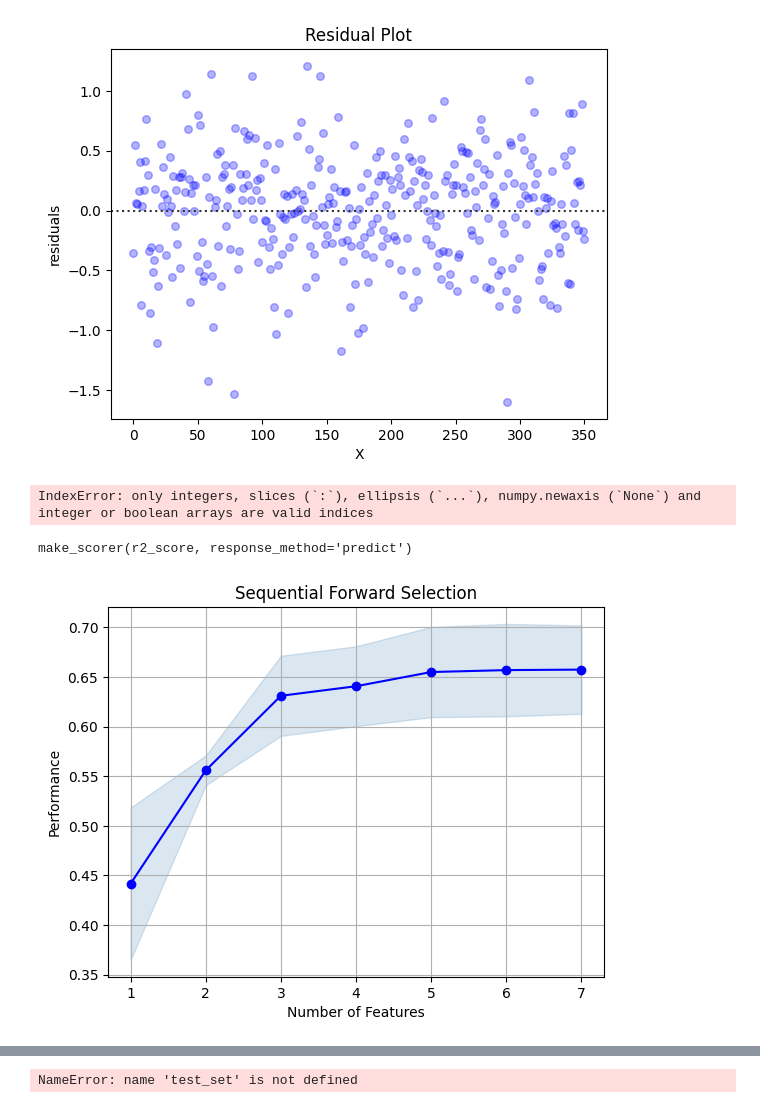
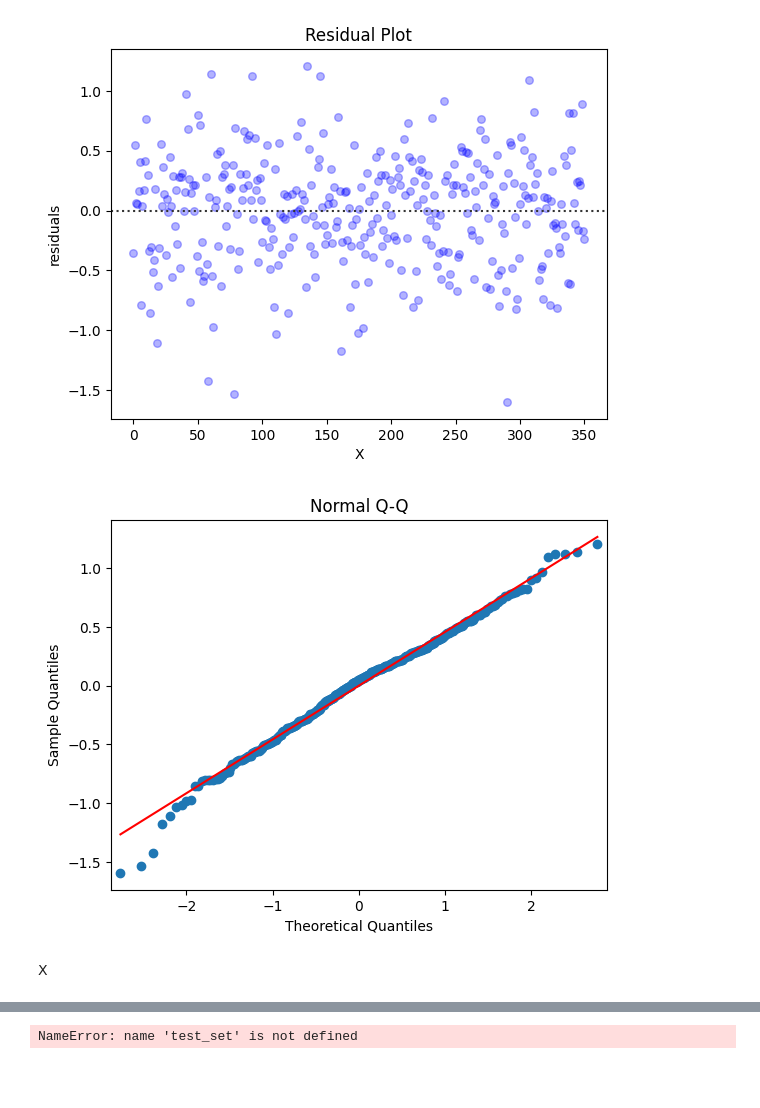
Before and after one commit to 318281029SBH/Escuela, a Jupyter notebook: GWeatherLinearRegression.ipynb, the cells around one changed output, grey strips where cells are left out. Cells and saved outputs as stored; diff of their text form; code cells hidden in the pictures; blank space fills up the shorter version.

```diff
--- a/GWeatherLinearRegression.ipynb
+++ b/GWeatherLinearRegression.ipynb
@@ -314,18 +290,11 @@ sns.residplot(x="X", y="residuals", data=resid_df, scatter_kws={"s": 30, "color"
 # %% [output]
 Text(0.5, 1.0, 'Residual Plot')
 [figure]
-# %%
-X_train[:,selectedVars_int]
-# %% [output]
-IndexError: only integers, slices (`:`), ellipsis (`...`), numpy.newaxis (`None`) and integer or boolean arrays are valid indices
-# %%
-sfs.scorer
-# %% [output]
-make_scorer(r2_score, response_method='predict')
-# %%
-fig1 = plot_sfs(sfs.get_metric_dict())
-plt.title('Sequential Forward Selection')
-plt.grid()
-plt.show()
-# %% [output]
-[figure, removed]
+# %%
+sm.qqplot(results.resid, line='s')
+plt.title('Normal Q-Q')
+plt.show()
+# %% [output]
+[figure, added]
+# %% [markdown]
+X
```
Also changed, not shown: parts of 14 cells of this notebook.
